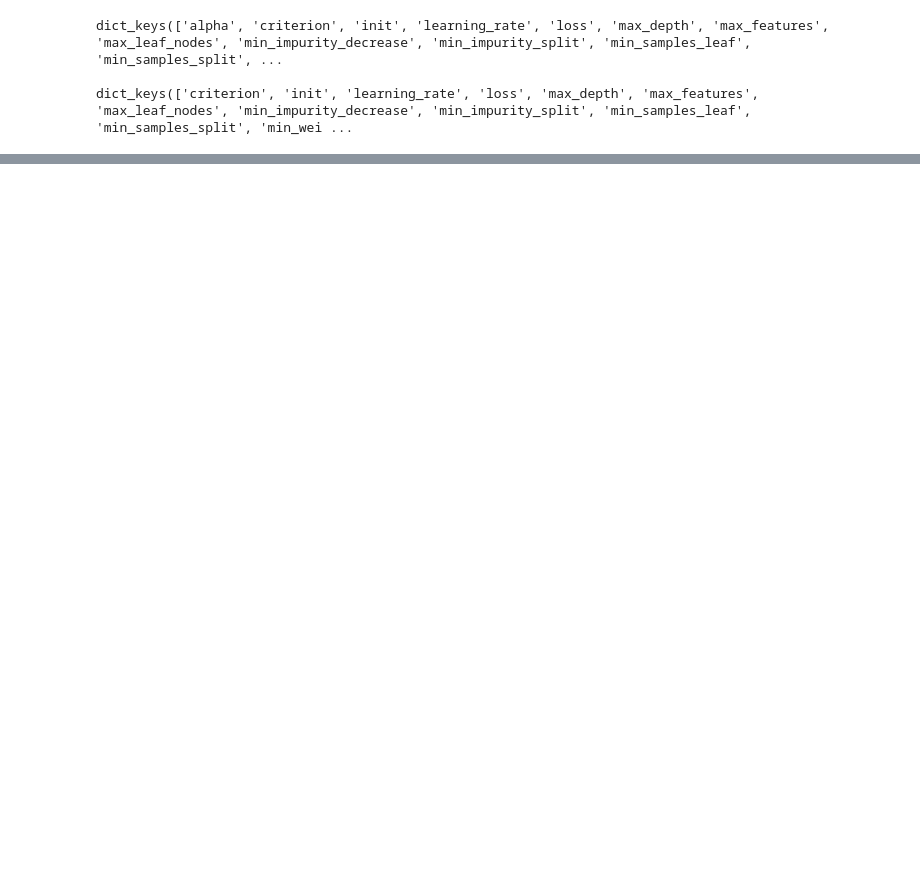
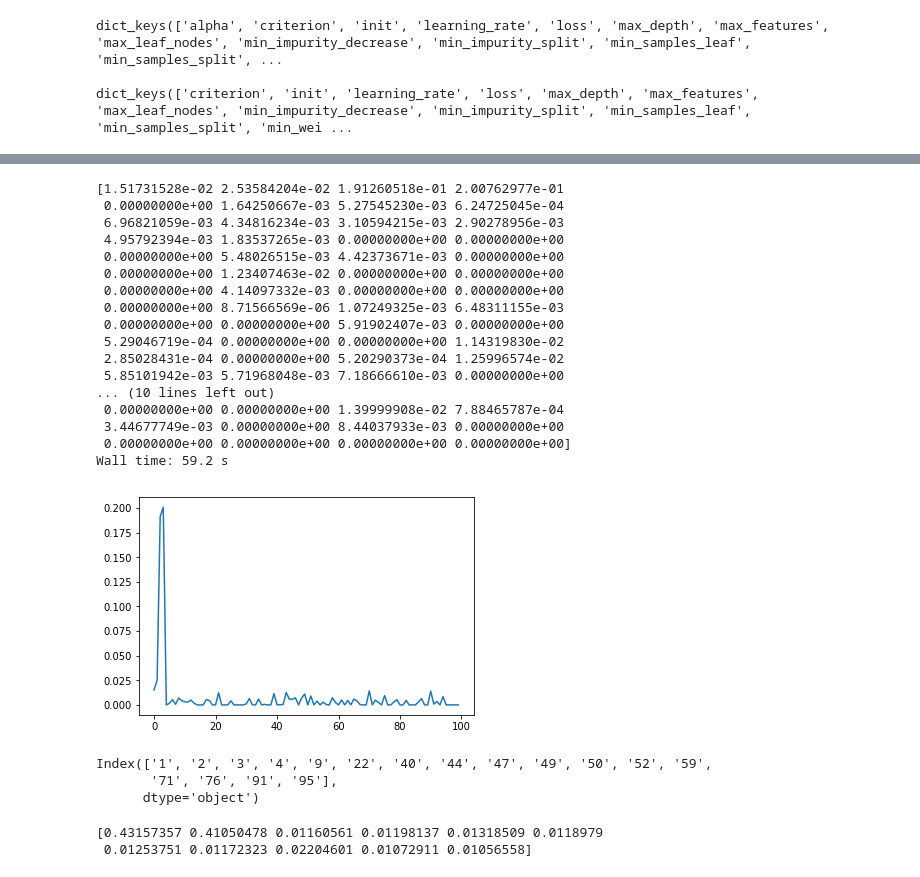
Before and after one commit to RomanShekhovtsov/romla, a Jupyter notebook: test.ipynb, the cells around one changed output, grey strips where cells are left out. Saved outputs shown, nothing was run; the diff lists cells and outputs as text; code cells hidden in the pictures; blank space fills up the shorter version.

```diff
--- a/test.ipynb
+++ b/test.ipynb
@@ -232,0 +528,16 @@ from sklearn.model_selection import GridSearchCV
+# %%
+%%time
+import numpy as np
+import pandas as pd
+
+rows = 10**4
+cols = 100
+a = np.random.randn(rows, cols)
+rnd_cols = list(map( str, range(1,cols+1) ))
+#print(rnd_cols)
+df = pd.DataFrame(a, columns=rnd_cols)
+
+#.corr()
+df['depend'] = (df['1']+df['2']) / (df['3'] * df['4'])
+df['zero'] = np.zeros(rows)
+#df.corr()
@@ -232,0 +546,36 @@ from sklearn.model_selection import GridSearchCV
+# %%
+%%time
+from sklearn.feature_selection import mutual_info_regression
+mir = mutual_info_regression(df[rnd_cols], df['depend'])
+print(mir)
+plt.plot(mir)
+# %% [output]
+[1.51731528e-02 2.53584204e-02 1.91260518e-01 2.00762977e-01
+ 0.00000000e+00 1.64250667e-03 5.27545230e-03 6.24725045e-04
+ 6.96821059e-03 4.34816234e-03 3.10594215e-03 2.90278956e-03
+ 4.95792394e-03 1.83537265e-03 0.00000000e+00 0.00000000e+00
+ 0.00000000e+00 5.48026515e-03 4.42373671e-03 0.00000000e+00
+ 0.00000000e+00 1.23407463e-02 0.00000000e+00 0.00000000e+00
+ 0.00000000e+00 4.14097332e-03 0.00000000e+00 0.00000000e+00
+ 0.00000000e+00 8.71566569e-06 1.07249325e-03 6.48311155e-03
+ 0.00000000e+00 0.00000000e+00 5.91902407e-03 0.00000000e+00
+ 5.29046719e-04 0.00000000e+00 0.00000000e+00 1.14319830e-02
+ 2.85028431e-04 0.00000000e+00 5.20290373e-04 1.25996574e-02
+ 5.85101942e-03 5.71968048e-03 7.18666610e-03 0.00000000e+00
+... (10 lines left out)
+ 0.00000000e+00 0.00000000e+00 1.39999908e-02 7.88465787e-04
+ 3.44677749e-03 0.00000000e+00 8.44037933e-03 0.00000000e+00
+ 0.00000000e+00 0.00000000e+00 0.00000000e+00 0.00000000e+00]
+Wall time: 59.2 s
+[figure, added]
+# %%
+print(df[rnd_cols].columns[mir>np.mean(mir)]) # + 1*np.std(mir)])
+# %% [output]
+Index(['1', '2', '3', '4', '9', '22', '40', '44', '47', '49', '50', '52', '59',
+       '71', '76', '91', '95'],
+      dtype='object')
+# %%
+print(mir[mir > 0.01])
+# %% [output]
+[0.43157357 0.41050478 0.01160561 0.01198137 0.01318509 0.0118979
+ 0.01253751 0.01172323 0.02204601 0.01072911 0.01056558]
```
Also changed, not shown: parts of 34 cells of this notebook, 6 other files.
